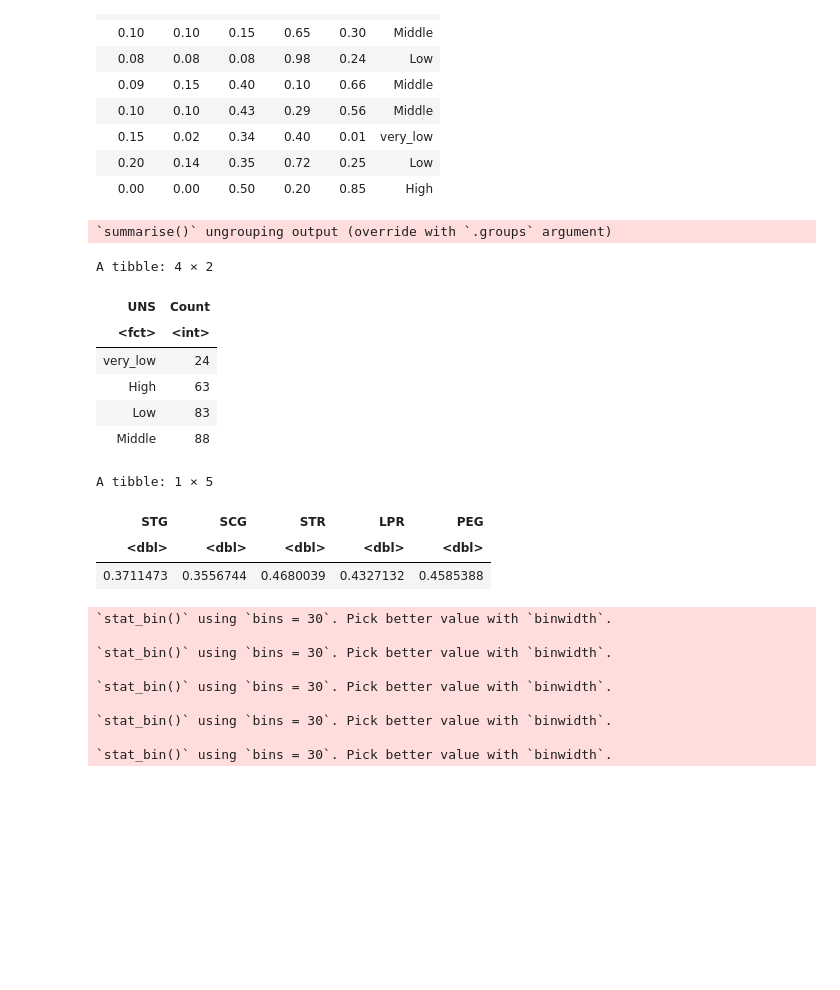
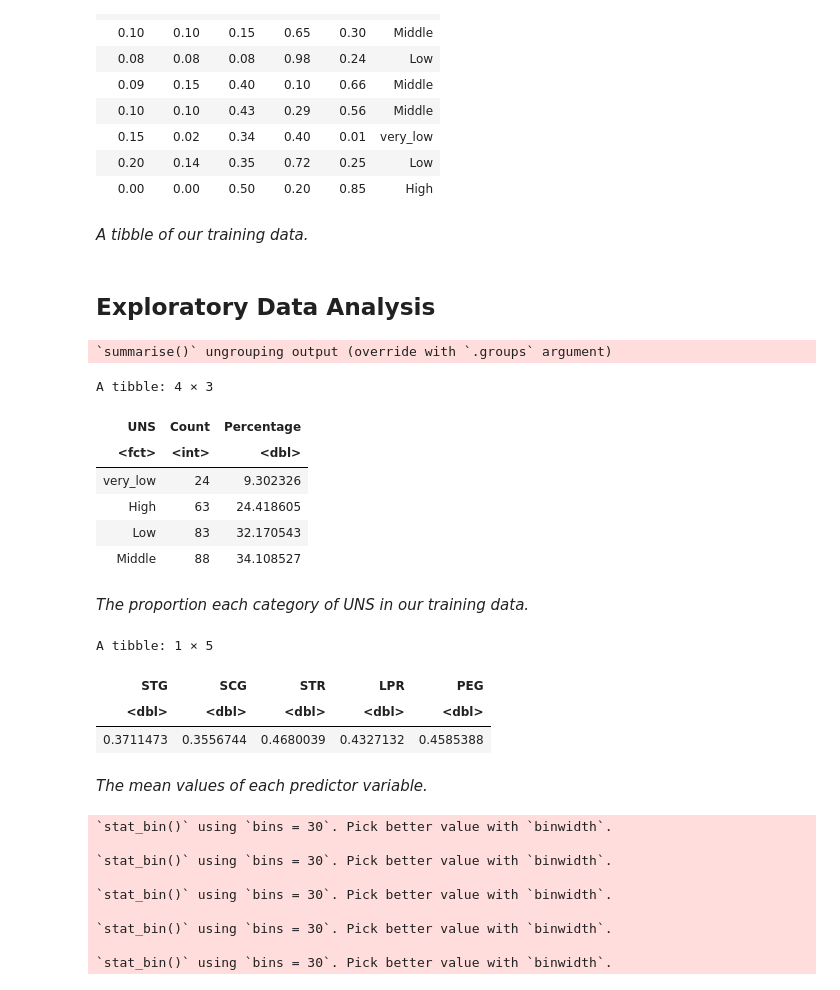
Before and after one commit to knices/user-knowledge-project, a Jupyter notebook: dsci_project.ipynb, the cells around one changed output. Drawn from its saved outputs; the diff is of its cells as text; code cells hidden in the pictures; blank space fills up the shorter version.

```diff
--- a/dsci_project.ipynb
+++ b/dsci_project.ipynb
@@ -59,21 +81,28 @@ A tibble: 10 × 6
 | 0.15 | 0.02 | 0.34 | 0.40 | 0.01 | very_low |
 | 0.20 | 0.14 | 0.35 | 0.72 | 0.25 | Low |
 | 0.00 | 0.00 | 0.50 | 0.20 | 0.85 | High |
+# %% [markdown]
+*A tibble of our training data.*
+# %% [markdown]
+## Exploratory Data Analysis
 # %%
 #Counts observations for each type of UNS
 observations_per_class <- training_data %>%
     group_by(UNS) %>%
-    summarize("Count" = n())
+    summarize(Count = n(),
+             Percentage = n() / nrow(training_data) * 100)
 observations_per_class
 # %% [output]
 `summarise()` ungrouping output (override with `.groups` argument)
-A tibble: 4 × 2
+A tibble: 4 × 3
-| UNS | Count |
-| <fct> | <int> |
-| very_low | 24 |
-| High | 63 |
-| Low | 83 |
-| Middle | 88 |
+| UNS | Count | Percentage |
+| <fct> | <int> | <dbl> |
+| very_low | 24 | 9.302326 |
+| High | 63 | 24.418605 |
+| Low | 83 | 32.170543 |
+| Middle | 88 | 34.108527 |
+# %% [markdown]
+*The proportion each category of UNS in our training data.*
 # %%
 #Calculates means of predictor variables
 predictor_means <- training_data %>%
@@ -85,6 +114,8 @@ A tibble: 1 × 5
 | STG | SCG | STR | LPR | PEG |
 | <dbl> | <dbl> | <dbl> | <dbl> | <dbl> |
 | 0.3711473 | 0.3556744 | 0.4680039 | 0.4327132 | 0.4585388 |
+# %% [markdown]
+*The mean values of each predictor variable.*
 # %%
 options(repr.plot.width = 15, repr.plot.height = 15)
 knowledge_ggpairs <- training_data %>%
```
Also changed, not shown: parts of 14 cells of this notebook.
